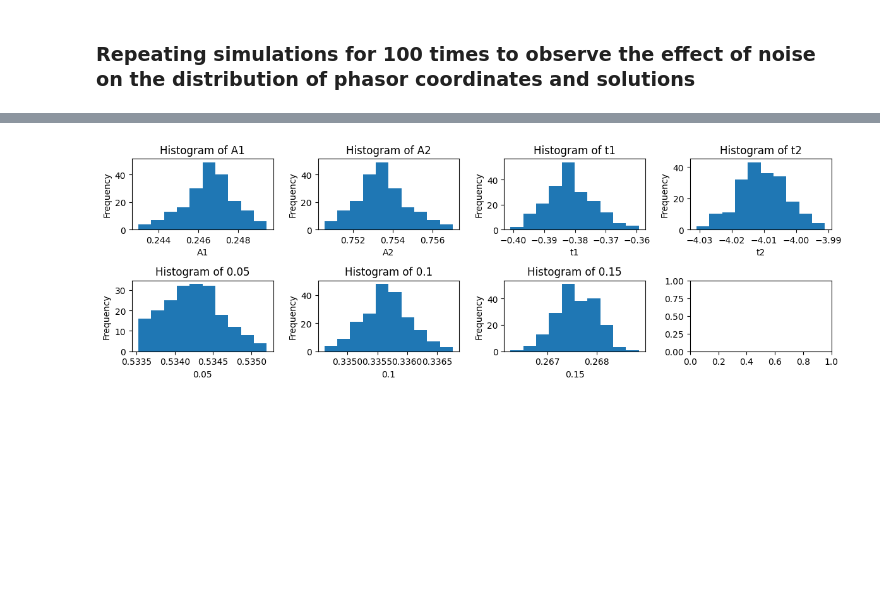
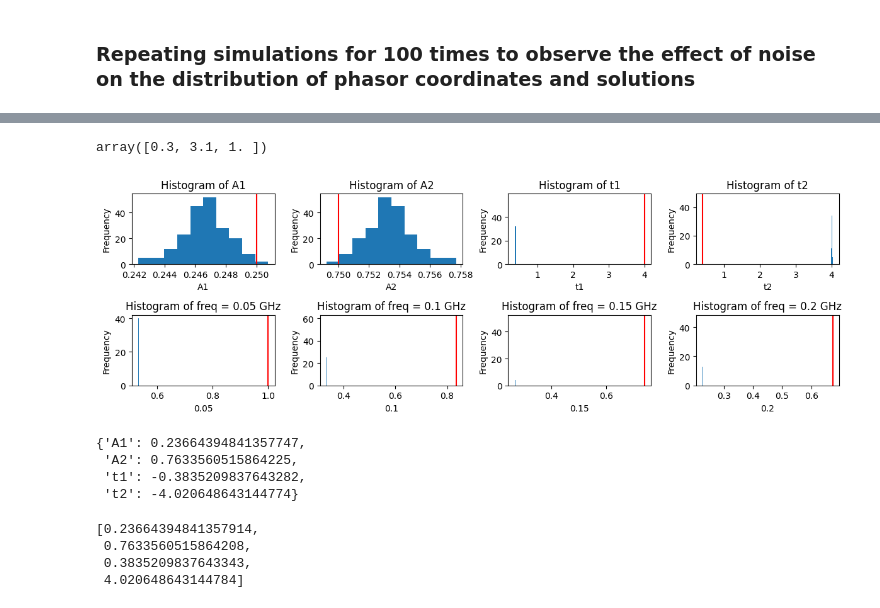
Before and after one commit to ngcnpeter/Y3_Group_Project_2B, a Jupyter notebook: TCSPC-simulation/interim_report.ipynb, the cells around one changed output, grey strips where cells are left out. Cells and saved outputs as stored; diff of their text form; code cells hidden in the pictures; blank space fills up the shorter version.

```diff
--- a/TCSPC-simulation/interim_report.ipynb
+++ b/TCSPC-simulation/interim_report.ipynb
@@ -316,8 +316,8 @@ phasor_df = pd.DataFrame()
 for i in range(200):
     sim.multi_exp_data() #generate a new decay each time
     w,phasor = sim.phasor_fft(MC = False, n_bins = 380) #generate phasors
-    sol = phasor_solve(w,phasor) #solution
-    sol = {str(k):float(v) for k,v in sol.items()} #convert symbols to string
+    sol = phasor_solve(w,phasor,num = True, guess = list(sim.amp)+sim.tau) #solution
+    sol = {k:v for k,v in zip(['A1','A2','t1','t2'],sol)} #convert solution to dict
     phasor_dict = {str(round(w[i]/np.pi/2,2)):phasor[i] for i in range(1,5)} #record the phasor positions
     sol.update(phasor_dict)# append dictionary
     phasor_df = pd.concat([phasor_df,pd.DataFrame(sol, index=[i])]) #concatenate the results into 1 dataframe
@@ -328,21 +340,28 @@ float(sol['A1'])
+# %%
+np.convolve(NADH.amp,NADH.tau,'full')
+# %% [output]
+array([0.3, 3.1, 1. ])
 # %%
 # Create subplots with the desired number of rows and columns
 fig, axes = plt.subplots(nrows=2, ncols=4, figsize=(12, 4))
 axes = np.array(axes).flatten()
 # Iterate over each column in the DataFrame
+true_list = [0.25,0.75,4,0.4]+[sum([np.real(sim.amp[j]*exp_FT(w[i],sim.tau[j])) for j in range(2)]) for i in range(4)]
 for i, column in enumerate(phasor_df.columns):
     # Plot the histogram on the corresponding axis
     axes[i].hist(phasor_df[column], bins=10)  # Adjust the number of bins as needed
-
+    axes[i].axvline(true_list[i],c = 'r')
     # Set the title and labels for the plot
     axes[i].set_title(f"Histogram of {column}")
+    if i>3:
+        axes[i].set_title(f"Histogram of freq = {column} GHz")
     axes[i].set_xlabel(column)
     axes[i].set_ylabel("Frequency")
 
 # Adjust the spacing between subplots
 plt.tight_layout()
 
 # Display the plot
 plt.show()
 # %% [output]
-[figure, old version]
+[figure, new version]
@@ -348,0 +395,8 @@ plt.show()
+# %%
+w,phasor = NADH.phasor_fft()
+phasor_solve(w,phasor)
+# %% [output]
+{'A1': 0.23664394841357747,
+ 'A2': 0.7633560515864225,
+ 't1': -0.3835209837643282,
+ 't2': -4.020648643144774}
@@ -348,0 +406,7 @@ plt.show()
+# %%
+list(sol)
+# %% [output]
+[0.23664394841357914,
+ 0.7633560515864208,
+ 0.3835209837643343,
+ 4.020648643144784]
```
Also changed, not shown: parts of 12 cells of this notebook, 2 other files.
